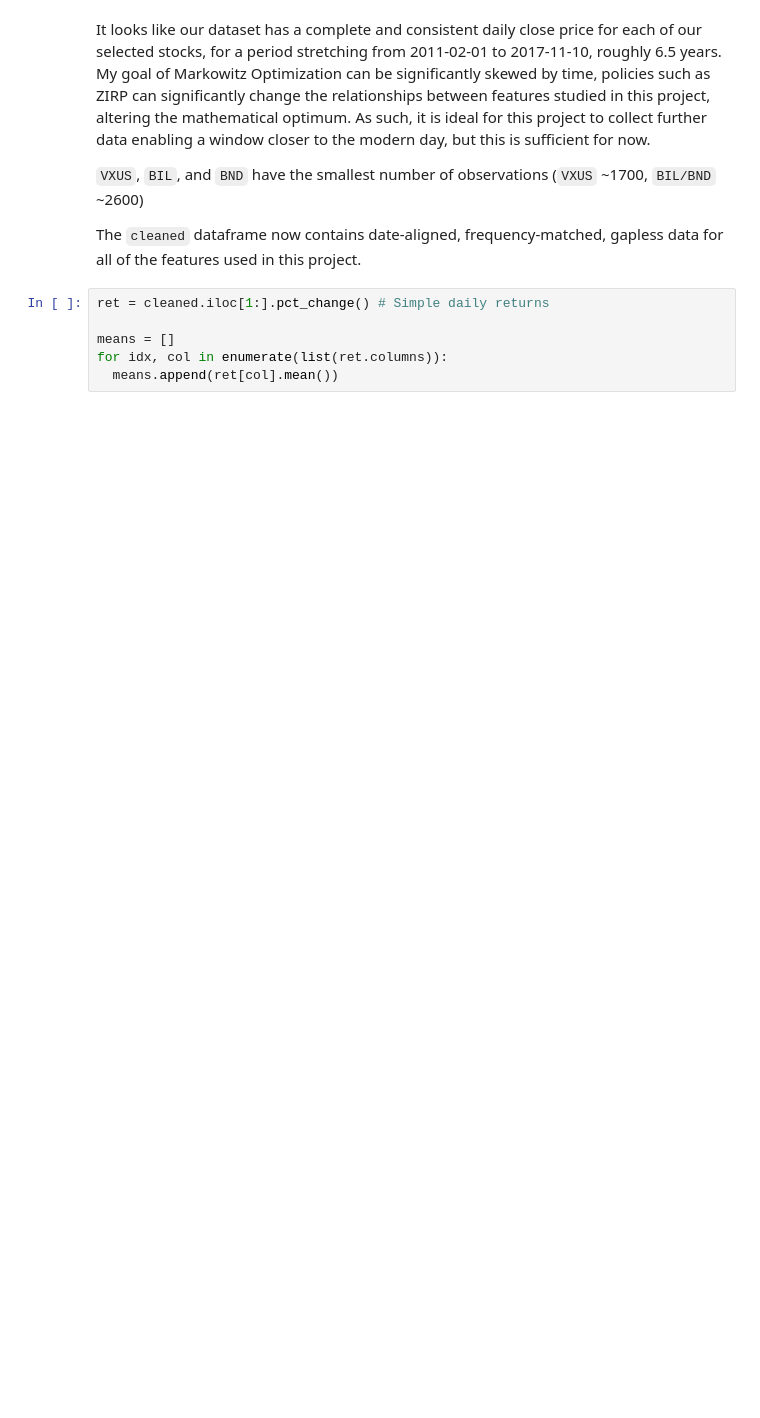
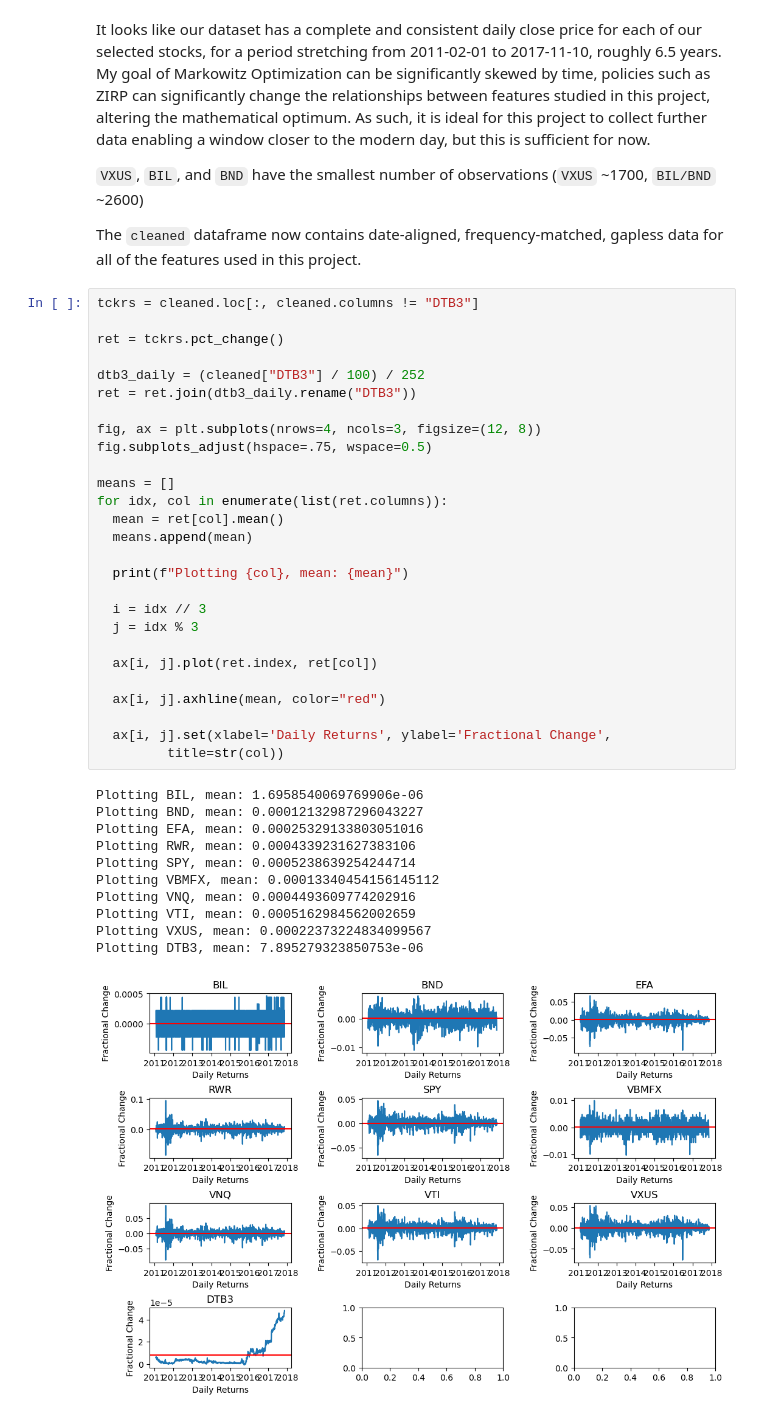
Before and after one commit to DrewsCodeLife/portfolio-lab, a Jupyter notebook: src/eda.ipynb, the cells around one changed output. Drawn from its saved outputs; the diff is of its cells as text; blank space fills up the shorter version.

```diff
--- a/src/eda.ipynb
+++ b/src/eda.ipynb
@@ -103,8 +118,41 @@ It looks like our dataset has a complete and consistent daily close price for ea
 
 The `cleaned` dataframe now contains date-aligned, frequency-matched, gapless data for all of the features used in this project.
 # %%
-ret = cleaned.iloc[1:].pct_change() # Simple daily returns
+tckrs = cleaned.loc[:, cleaned.columns != "DTB3"]
+
+ret = tckrs.pct_change()
+
+dtb3_daily = (cleaned["DTB3"] / 100) / 252
+ret = ret.join(dtb3_daily.rename("DTB3"))
+
+fig, ax = plt.subplots(nrows=4, ncols=3, figsize=(12, 8))
+fig.subplots_adjust(hspace=.75, wspace=0.5)
 
 means = []
 for idx, col in enumerate(list(ret.columns)):
-  means.append(ret[col].mean())
+  mean = ret[col].mean()
+  means.append(mean)
+
+  print(f"Plotting {col}, mean: {mean}")
+
+  i = idx // 3
+  j = idx % 3
+
+  ax[i, j].plot(ret.index, ret[col])
+
+  ax[i, j].axhline(mean, color="red")
+
+  ax[i, j].set(xlabel='Daily Returns', ylabel='Fractional Change',
+         title=str(col))
+# %% [output]
+Plotting BIL, mean: 1.6958540069769906e-06
+Plotting BND, mean: 0.00012132987296043227
+Plotting EFA, mean: 0.00025329133803051016
+Plotting RWR, mean: 0.0004339231627383106
+Plotting SPY, mean: 0.0005238639254244714
+Plotting VBMFX, mean: 0.00013340454156145112
+Plotting VNQ, mean: 0.0004493609774202916
+Plotting VTI, mean: 0.0005162984562002659
+Plotting VXUS, mean: 0.00022373224834099567
+Plotting DTB3, mean: 7.895279323850753e-06
+[figure, added]
```
Also changed, not shown: parts of 16 cells of this notebook, 4 other files.
